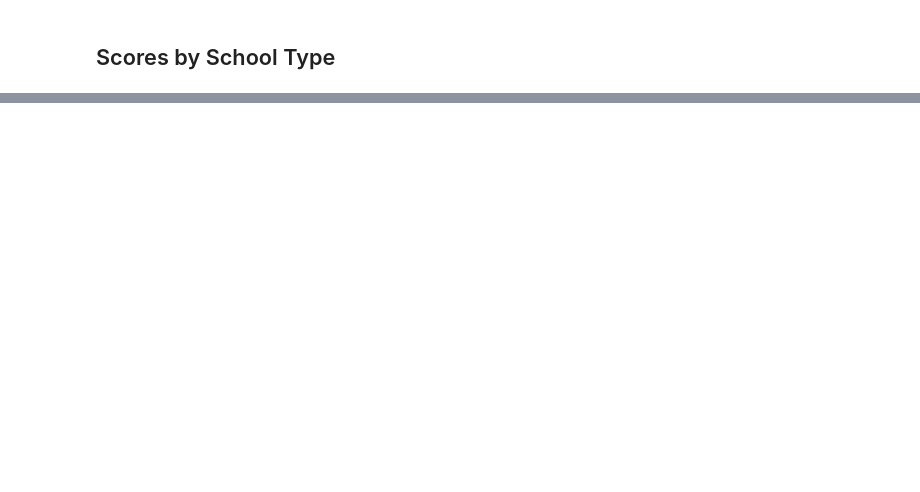
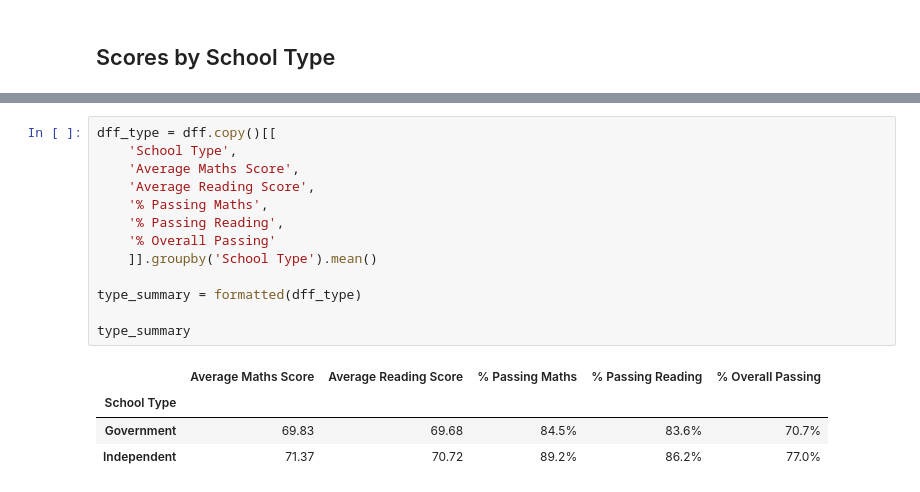
Before and after one commit to tpisel/pandas-challenge, a Jupyter notebook: PyCitySchools/analysis.ipynb, the cells around one changed output, grey strips where cells are left out. Saved outputs shown, nothing was run; the diff lists cells and outputs as text; blank space fills up the shorter version.

```diff
--- a/PyCitySchools/analysis.ipynb
+++ b/PyCitySchools/analysis.ipynb
@@ -309,0 +314,18 @@ df[['school_name','reading_score','year']] \
+# %%
+dff_type = dff.copy()[[
+    'School Type',
+    'Average Maths Score',
+    'Average Reading Score',
+    '% Passing Maths',
+    '% Passing Reading',
+    '% Overall Passing'
+    ]].groupby('School Type').mean()
+
+type_summary = formatted(dff_type)
+
+type_summary
+# %% [output]
+|  | Average Maths Score | Average Reading Score | % Passing Maths | % Passing Reading | % Overall Passing |
+| School Type |  |  |  |  |  |
+| Government | 69.83 | 69.68 | 84.5% | 83.6% | 70.7% |
+| Independent | 71.37 | 70.72 | 89.2% | 86.2% | 77.0% |
```
Also changed, not shown: parts of 28 cells of this notebook, 2 other files.
